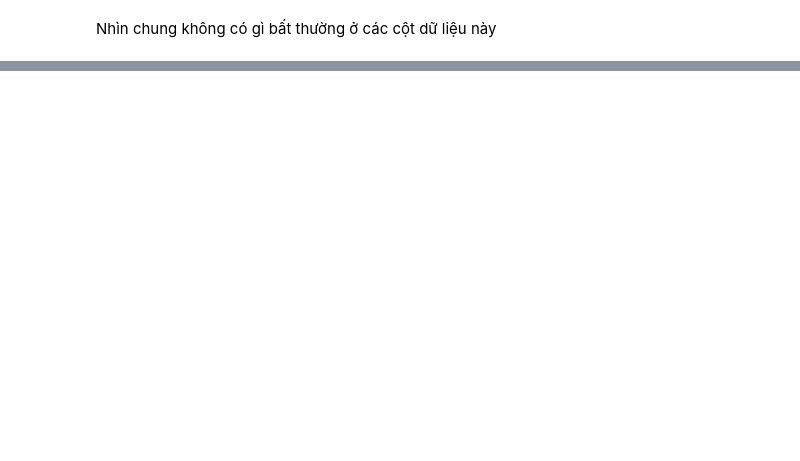
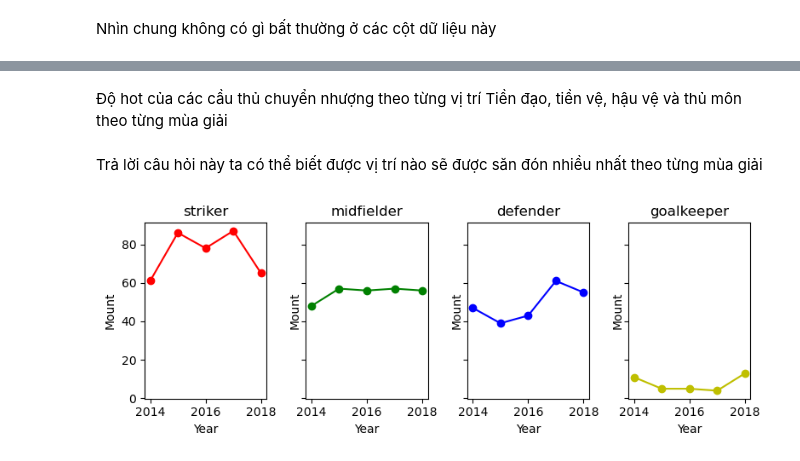
Before and after one commit to datpham2001/P4DS-CQ19-FinalProject, a Jupyter notebook: final-project.ipynb, the cells around one changed output, grey strips where cells are left out. Cells and saved outputs as stored; diff of their text form; code cells hidden in the pictures; blank space fills up the shorter version.

```diff
--- a/final-project.ipynb
+++ b/final-project.ipynb
@@ -157,0 +216,46 @@ Nhìn chung không có gì bất thường ở các cột dữ liệu này
+# %% [markdown]
+Độ hot của các cầu thủ chuyển nhượng theo từng vị trí Tiền đạo, tiền vệ, hậu vệ và thủ môn theo từng mùa giải
+# %% [markdown]
+Trả lời câu hỏi này ta có thể biết được vị trí nào sẽ được săn đón nhiều nhất theo từng mùa giải
+# %%
+dict_pos = dict()
+dict_pos['striker'] = ['Centre-Forward', 'Right Winger', 'Second Striker', 'Left Winger']
+dict_pos['defender'] = ['Centre-Back', 'Left-Back', 'Right-Back']
+dict_pos['midfielder'] = ['Left Midfield', 'Right Midfield', 'Attacking Midfield',  'Defensive Midfield',  'Central Midfield']
+dict_pos['goalkeeper'] = ['Goalkeeper']
+def Choose_pos(pos):
+    for key, value in dict_pos.items():
+         if pos in value:
+            return key
+transfer_df['Pos'] = transfer_df['Position'].apply(Choose_pos)
+
+season = list(transfer_df['Season'].unique())
+
+cols = ['Season', 'Pos']
+pos_ss_df = transfer_df[cols]
+# %%
+list_count = dict()
+for item in dict_pos.keys():
+    list_count[item] = list(pos_ss_df.where(pos_ss_df['Pos'] == item).dropna().groupby('Season')['Pos'].count())
+# %%
+fig, (strike, midfield, defend, goalkeep) = plt.subplots(1,4, figsize=(8,3), sharey=True, dpi=100)
+strike.plot(season, list_count['striker'], 'ro-')
+midfield.plot(season, list_count['midfielder'], 'go-')
+defend.plot(season, list_count['defender'], 'bo-')
+goalkeep.plot(season, list_count['goalkeeper'], 'yo-')
+
+strike.set_title('striker');
+midfield.set_title('midfielder')
+defend.set_title('defender')
+goalkeep.set_title('goalkeeper')
+
+strike.set_xlabel('Year');  midfield.set_xlabel('Year');  defend.set_xlabel('Year'); goalkeep.set_xlabel('Year');# x label
+strike.set_ylabel('Mount');  midfield.set_ylabel('Mount');  defend.set_ylabel('Mount'); goalkeep.set_ylabel('Mount');  # y label
+#ax1.set_xlim(0, 6) ;  ax2.set_xlim(0, 6) ;  ax3.set_xlim(0, 6)   # x axis limits
+#ax1.set_ylim(0, 12);  ax2.set_ylim(0, 12);  ax3.set_ylim(0, 12)  # y axis limits
+
+# ax2.yaxis.set_ticks_position('none')
+plt.tight_layout()
+plt.show()
+# %% [output]
+[figure, added]
```
Also changed, not shown: parts of 7 cells of this notebook.
